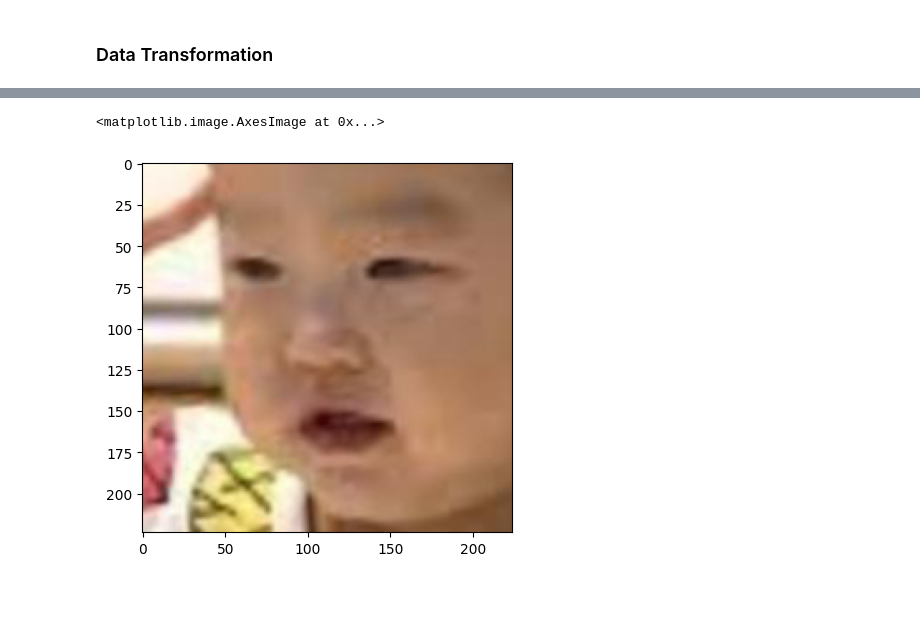
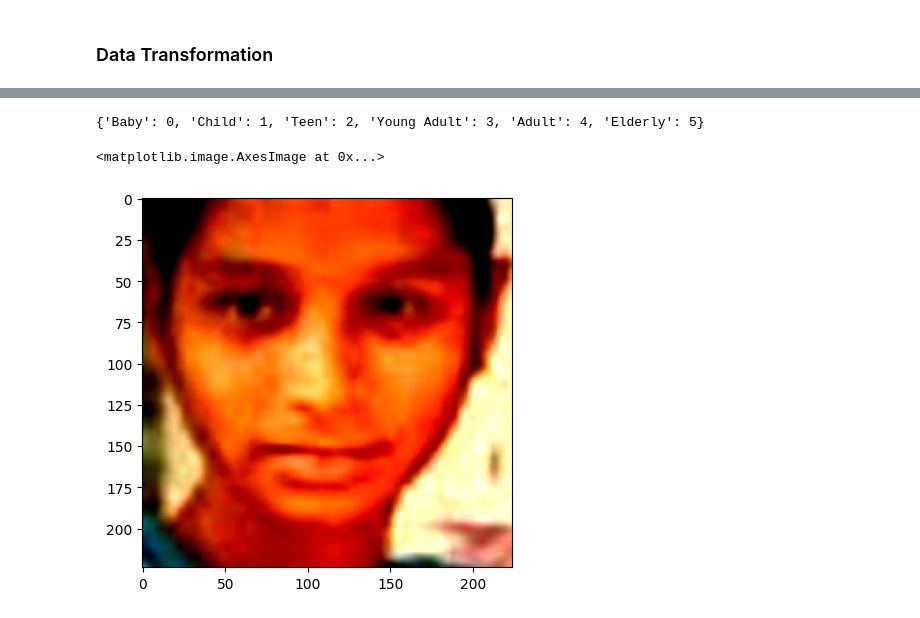
Before and after one commit to fatimagulomova/iu-projects, a Jupyter notebook: DLBAIPEAI/age-gender-expression-recognizer.ipynb, the cells around one changed output, grey strips where cells are left out. Saved outputs shown, nothing was run; the diff lists cells and outputs as text; code cells hidden in the pictures.

```diff
--- a/DLBAIPEAI/age-gender-expression-recognizer.ipynb
+++ b/DLBAIPEAI/age-gender-expression-recognizer.ipynb
@@ -164,0 +131,3 @@ age_df.head()
+# %%
+print(age_df.isnull().sum())
+age_df.dropna(inplace=True)
@@ -274,0 +249,22 @@ torch.Size([3, 224, 224])
+# %%
+# Initialize the datasets
+age_train_dataset = CustomDataset(
+    file_paths=train_age_data['file_path'].tolist(),
+    age_categories=train_age_data['age_category'].tolist(),
+    age_idx=age_idx,
+    transform=train_transforms_trivial
+)
+
+age_val_dataset = CustomDataset(
+    file_paths=val_age_data['file_path'].tolist(),
+    age_categories=val_age_data['age_category'].tolist(),
+    age_idx=age_idx,
+    transform=train_transforms_trivial
+)
+
+age_test_dataset = CustomDataset(
+    file_paths=test_age_data['file_path'].tolist(),
+    age_categories=test_age_data['age_category'].tolist(),
+    age_idx=age_idx,
+    transform=test_transforms
+)
@@ -275,5 +297,9 @@ torch.Size([3, 224, 224])
+# %%
+age_train_dataset.age_idx
+# %% [output]
+{'Baby': 0, 'Child': 1, 'Teen': 2, 'Young Adult': 3, 'Adult': 4, 'Elderly': 5}
 # %%
-plt.imshow(train_image_tensors[150].permute(1, 2, 0))
+plt.imshow(age_train_dataset[0][0].permute(1, 2, 0))
 # %% [output]
 <matplotlib.image.AxesImage at 0x...>
-[figure, old version]
+[figure, new version]
```
Also changed, not shown: parts of 30 cells of this notebook.
